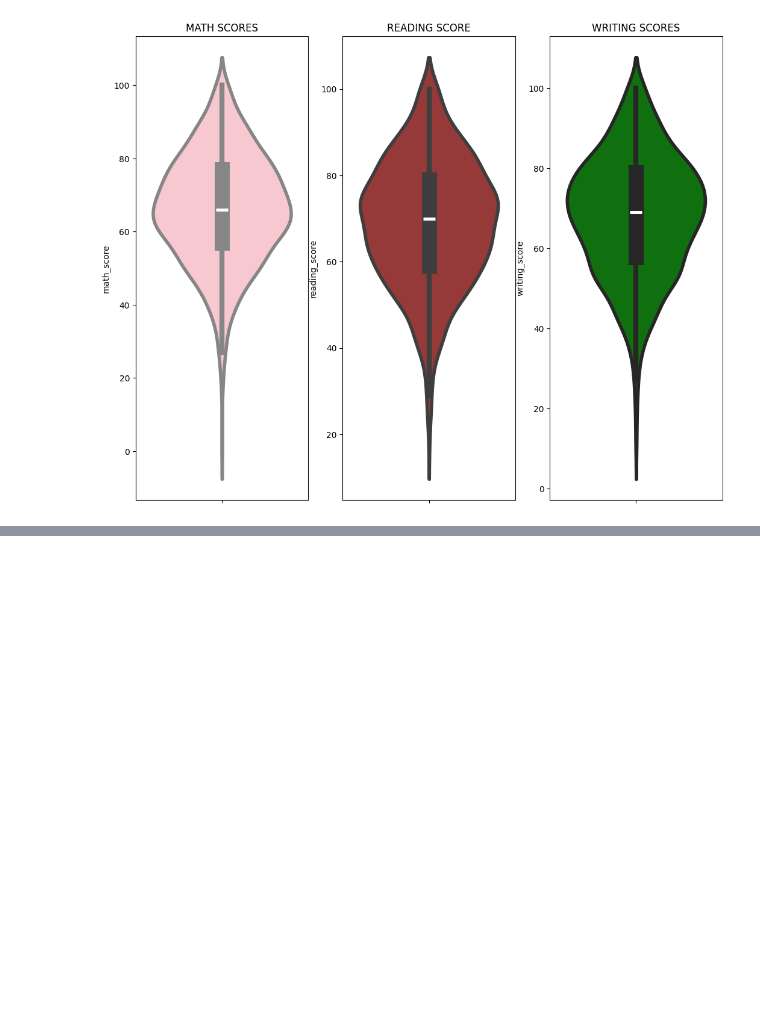
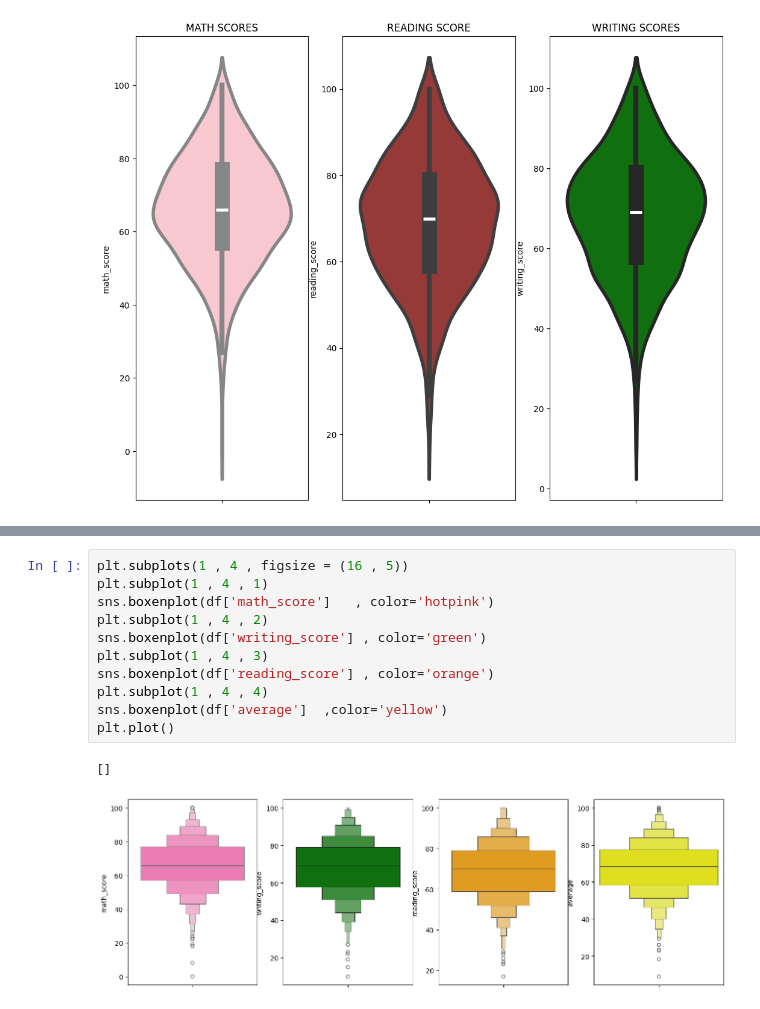
Before and after one commit to YOMI079/ML_PROJECT, a Jupyter notebook: notebook/1 . EDA STUDENT PERFORMANCE .ipynb, the cells around one changed output, grey strips where cells are left out. Cells and saved outputs as stored; diff of their text form; blank space fills up the shorter version.

```diff
--- a/notebook/1 . EDA STUDENT PERFORMANCE .ipynb
+++ b/notebook/1 . EDA STUDENT PERFORMANCE .ipynb
@@ -284,0 +295,14 @@ plt.show()
+# %%
+plt.subplots(1 , 4 , figsize = (16 , 5))
+plt.subplot(1 , 4 , 1)
+sns.boxenplot(df['math_score']   , color='hotpink')
+plt.subplot(1 , 4 , 2)
+sns.boxenplot(df['writing_score'] , color='green')
+plt.subplot(1 , 4 , 3)
+sns.boxenplot(df['reading_score'] , color='orange')
+plt.subplot(1 , 4 , 4)
+sns.boxenplot(df['average']  ,color='yellow')
+plt.plot()
+# %% [output]
+[]
+[figure, added]
```
Also changed, not shown: parts of 2 cells of this notebook.
